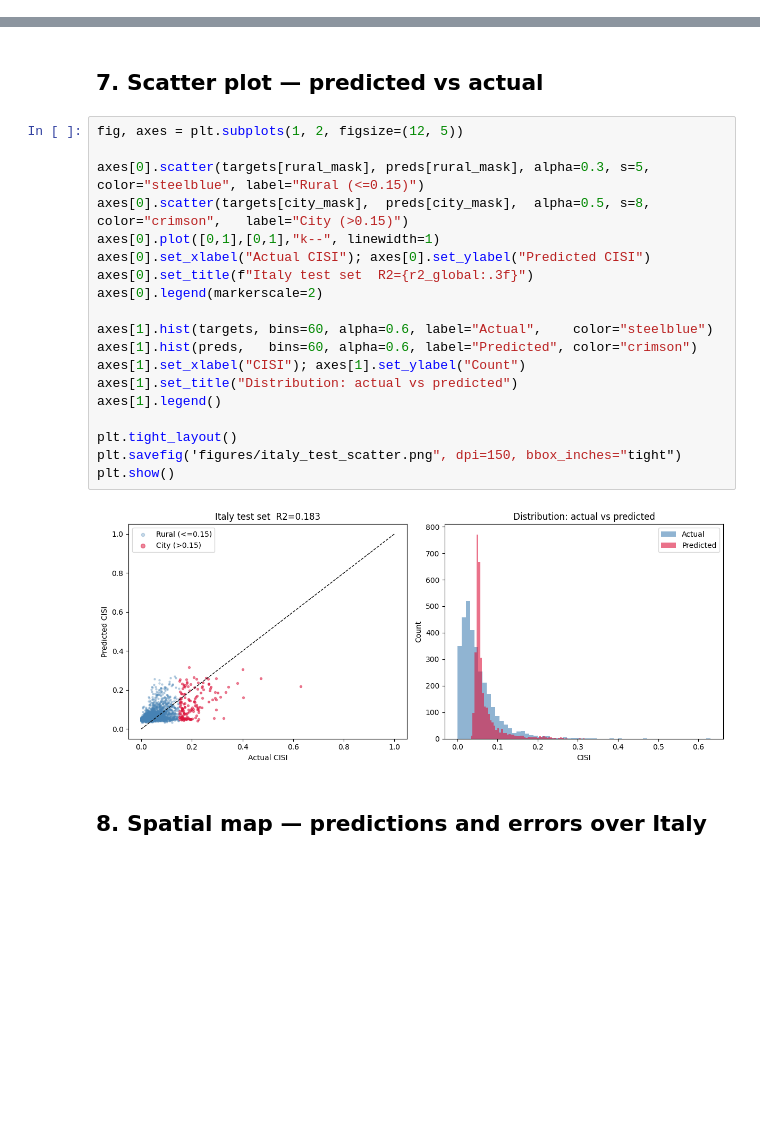
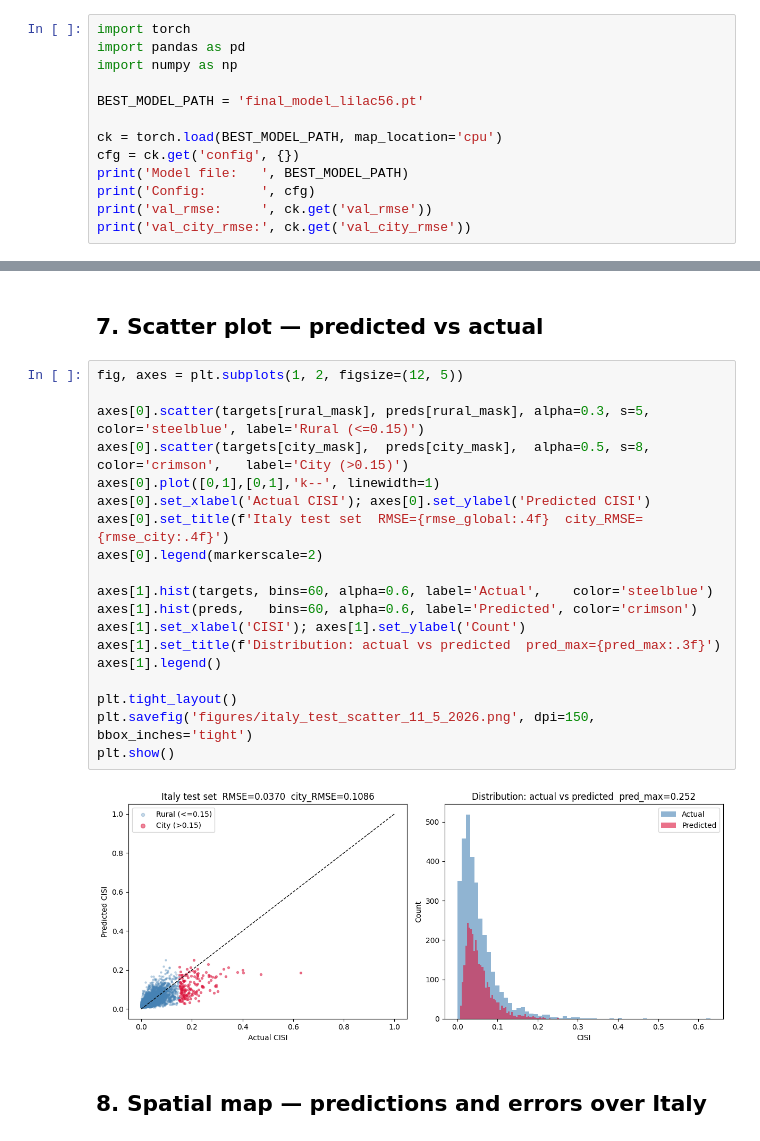
Before and after one commit to Messanella/Thesis_code, a Jupyter notebook: evaluate_test_set.ipynb, the cells around one changed output, grey strips where cells are left out. Saved outputs shown, nothing was run; the diff lists cells and outputs as text; blank space fills up the shorter version.

```diff
--- a/evaluate_test_set.ipynb
+++ b/evaluate_test_set.ipynb
@@ -19,3 +18,16 @@ device = torch.device("cuda" if torch.cuda.is_available() else "cpu")
 print(f"Device: {device}")
 # %% [output]
 Device: cpu
+# %%
+import torch
+import pandas as pd
+import numpy as np
+
+BEST_MODEL_PATH = 'final_model_lilac56.pt'
+
+ck = torch.load(BEST_MODEL_PATH, map_location='cpu')
+cfg = ck.get('config', {})
+print('Model file:   ', BEST_MODEL_PATH)
+print('Config:       ', cfg)
+print('val_rmse:     ', ck.get('val_rmse'))
+print('val_city_rmse:', ck.get('val_city_rmse'))
@@ -177,24 +215,24 @@ N total pixels                      3,267
 # %%
 fig, axes = plt.subplots(1, 2, figsize=(12, 5))
 
-axes[0].scatter(targets[rural_mask], preds[rural_mask], alpha=0.3, s=5, color="steelblue", label="Rural (<=0.15)")
-axes[0].scatter(targets[city_mask],  preds[city_mask],  alpha=0.5, s=8, color="crimson",   label="City (>0.15)")
-axes[0].plot([0,1],[0,1],"k--", linewidth=1)
-axes[0].set_xlabel("Actual CISI"); axes[0].set_ylabel("Predicted CISI")
-axes[0].set_title(f"Italy test set  R2={r2_global:.3f}")
+axes[0].scatter(targets[rural_mask], preds[rural_mask], alpha=0.3, s=5, color='steelblue', label='Rural (<=0.15)')
+axes[0].scatter(targets[city_mask],  preds[city_mask],  alpha=0.5, s=8, color='crimson',   label='City (>0.15)')
+axes[0].plot([0,1],[0,1],'k--', linewidth=1)
+axes[0].set_xlabel('Actual CISI'); axes[0].set_ylabel('Predicted CISI')
+axes[0].set_title(f'Italy test set  RMSE={rmse_global:.4f}  city_RMSE={rmse_city:.4f}')
 axes[0].legend(markerscale=2)
 
-axes[1].hist(targets, bins=60, alpha=0.6, label="Actual",    color="steelblue")
-axes[1].hist(preds,   bins=60, alpha=0.6, label="Predicted", color="crimson")
-axes[1].set_xlabel("CISI"); axes[1].set_ylabel("Count")
-axes[1].set_title("Distribution: actual vs predicted")
+axes[1].hist(targets, bins=60, alpha=0.6, label='Actual',    color='steelblue')
+axes[1].hist(preds,   bins=60, alpha=0.6, label='Predicted', color='crimson')
+axes[1].set_xlabel('CISI'); axes[1].set_ylabel('Count')
+axes[1].set_title(f'Distribution: actual vs predicted  pred_max={pred_max:.3f}')
 axes[1].legend()
 
 plt.tight_layout()
-plt.savefig('figures/italy_test_scatter.png", dpi=150, bbox_inches="tight")
+plt.savefig('figures/italy_test_scatter_11_5_2026.png', dpi=150, bbox_inches='tight')
 plt.show()
 # %% [output]
-[figure, old version]
+[figure, new version]
 # %% [markdown]
 ## 8. Spatial map — predictions and errors over Italy
 # %%
```
Also changed, not shown: parts of 9 cells of this notebook, 55 other files.
